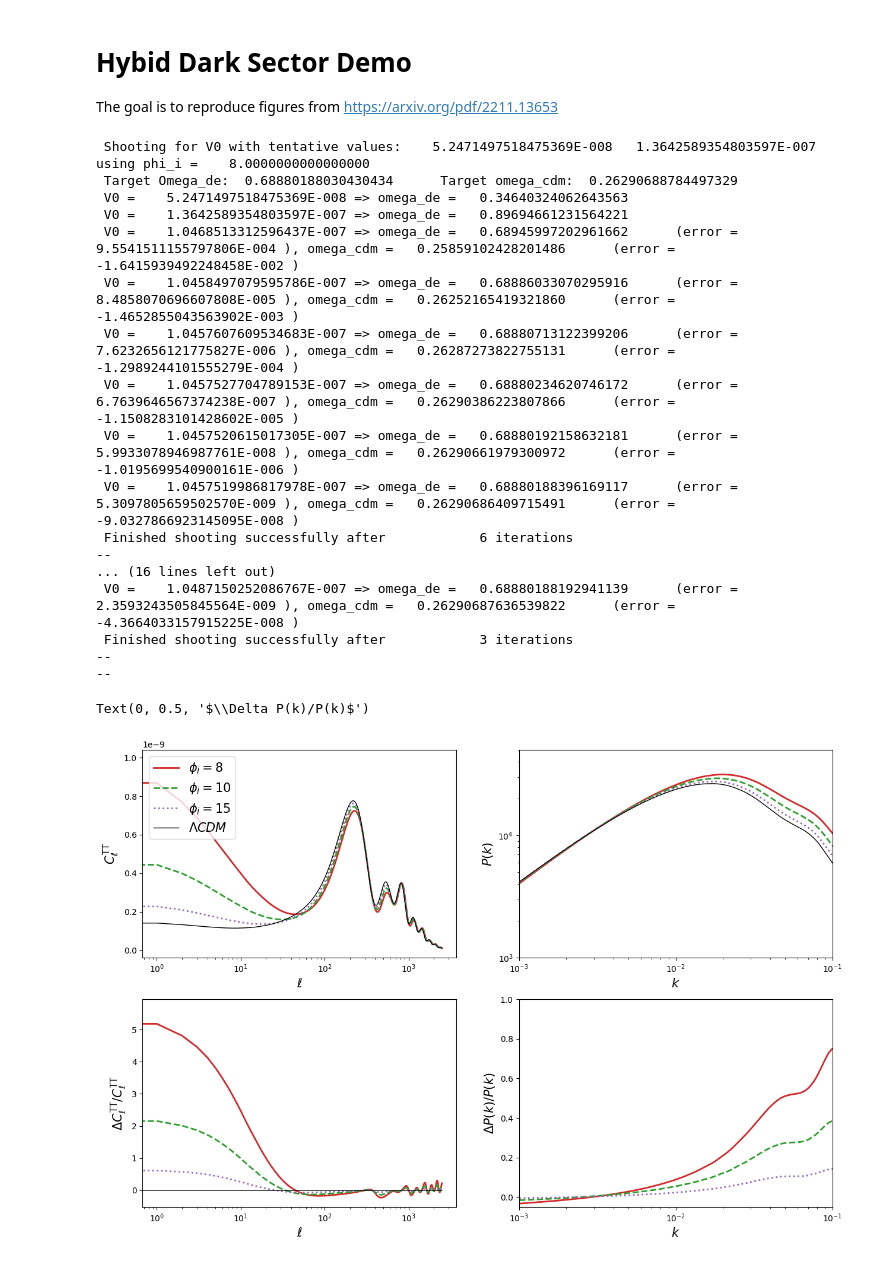
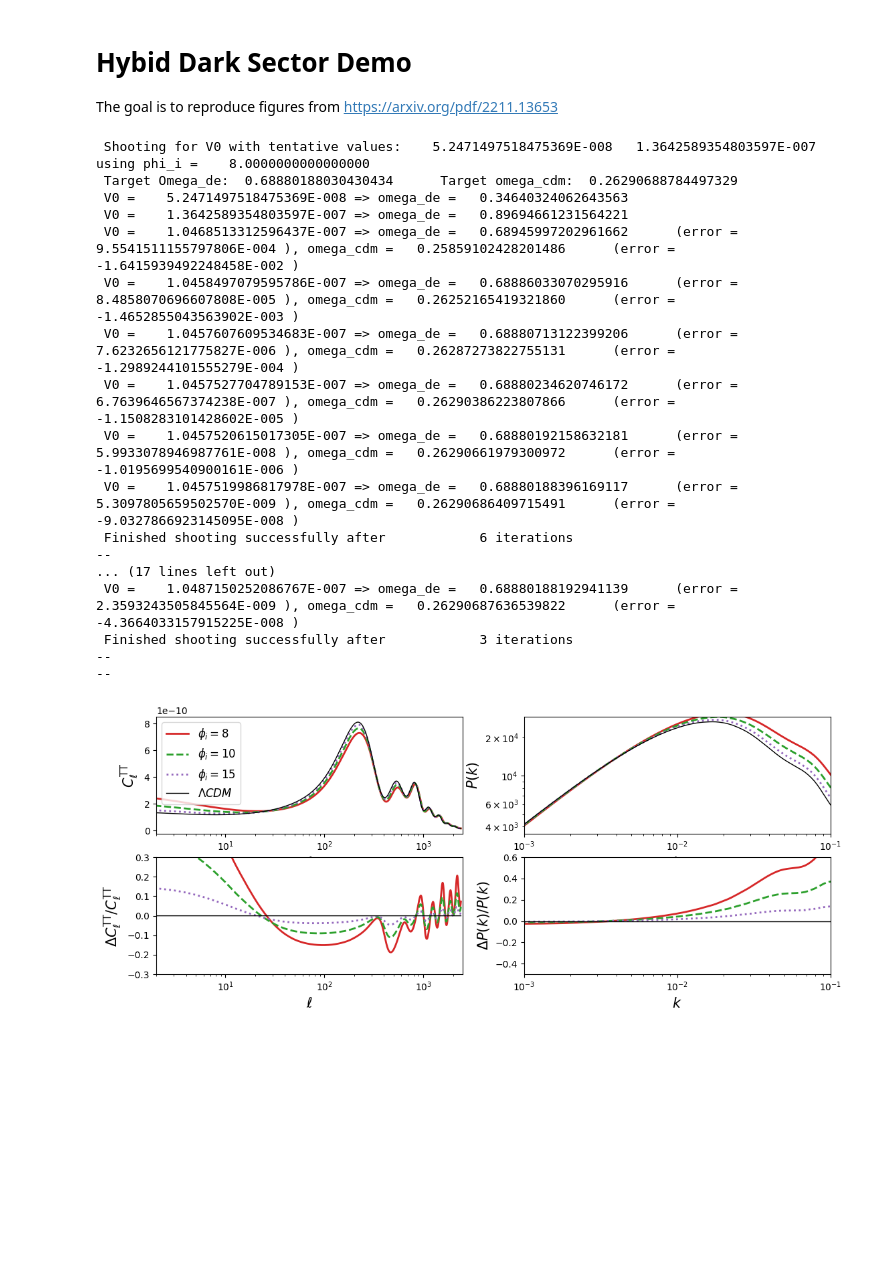
Before and after one commit to joaoreboucas1/CAMB-HDS, a Jupyter notebook: docs/HDS-Demo.ipynb, the cells around one changed output. Cells and saved outputs as stored; diff of their text form; code cells hidden in the pictures; blank space fills up the shorter version.

```diff
--- a/docs/HDS-Demo.ipynb
+++ b/docs/HDS-Demo.ipynb
@@ -28,7 +28,8 @@ for case in cases:
 			nu_mass_degeneracies=[0], nu_mass_numbers=[0],
 			# Initial Power Spectrum
 			As=As, ns=ns,
-			YHe = 0.246, WantTransfer=True,
+			tau=0.0544,
+			YHe=0.246, WantTransfer=True,
 		)
 	else:
 		cosmo = camb.set_params(
@@ -41,7 +42,8 @@ for case in cases:
 			nu_mass_degeneracies=[0], nu_mass_numbers=[0],
 			# Initial Power Spectrum
 			As=As, ns=ns,
-			YHe = 0.246, WantTransfer=True
+			tau=0.0544,
+			YHe=0.246, WantTransfer=True
 		)
 	cosmo.NonLinear = camb.model.NonLinear_none
 	results.append(camb.get_results(cosmo))
@@ -59,44 +61,47 @@ for case in cases:
  V0 =    1.0457519986817978E-007 => omega_de =   0.68880188396169117      (error =    5.3097805659502570E-009 ), omega_cdm =   0.26290686409715491      (error =   -9.0327866923145095E-008 )
  Finished shooting successfully after            6 iterations
 --
-... (16 lines left out)
+... (17 lines left out)
  V0 =    1.0487150252086767E-007 => omega_de =   0.68880188192941139      (error =    2.3593243505845564E-009 ), omega_cdm =   0.26290687636539822      (error =   -4.3664033157915225E-008 )
  Finished shooting successfully after            3 iterations
 --
 --
 # %%
 # CMB TT power spectrum
-fig, axs = plt.subplots(2, 2, figsize=(15, 10))
+fig, axs = plt.subplots(2, 2, figsize=(13, 5))
 scale_factor = np.logspace(-4, 0, 10000)
 redshift = 1/scale_factor - 1
 lws = [2, 2, 2, 1]
 lss = ['-', '--', ':', '-']
 colors = ['tab:red', 'tab:green', 'tab:purple', 'black']
 legend_labels = [fr"$\phi_i = {case}$" if case != "LCDM" else fr"$\Lambda CDM$" for case in cases]
-c_ells_lcdm = results[-1].get_unlensed_scalar_cls()[:,0]
+c_ells_lcdm = results[-1].get_lensed_scalar_cls()[:,0]
 pk_lcdm = results[-1].get_matter_power_spectrum(minkh=1e-4, maxkh=1, npoints = 200)[2][0]
 for case, result, ls, lw, color, label in zip(cases, results, lss, lws, colors, legend_labels):
-    c_ells = result.get_unlensed_scalar_cls()[:,0]
+    c_ells = result.get_lensed_scalar_cls()[:,0]
     ks = result.get_matter_power_spectrum(minkh=1e-4, maxkh=1, npoints = 200)[0]
     pk = result.get_matter_power_spectrum(minkh=1e-4, maxkh=1, npoints = 200)[2][0]
     axs[0, 0].semilogx(c_ells[2:], ls=ls, lw=lw, label=label, color=color)
     axs[1, 0].semilogx((c_ells[2:] - c_ells_lcdm[2:])/c_ells_lcdm[2:], ls=ls, lw=lw, label=label, color=color)
     axs[0, 1].loglog(ks, pk, ls=ls, lw=lw, label=label, color=color)
-    if case != "LCDM": axs[1, 1].semilogx(ks, (pk-pk_lcdm)/pk_lcdm, ls=ls, lw=lw, label=label, color=color)
+    axs[1, 1].semilogx(ks, (pk-pk_lcdm)/pk_lcdm, ls=ls, lw=lw, label=label, color=color)
 
-axs[0, 0].legend(loc='upper left', fontsize=15)
+axs[0, 0].legend(loc='upper left', fontsize=12)
 axs[0, 0].set_xlabel(r"$\ell$", fontsize=15)
 axs[0, 0].set_ylabel(r"$C_\ell^\mathrm{TT}$", fontsize=15)
 axs[1, 0].set_xlabel(r"$\ell$", fontsize=15)
 axs[1, 0].set_ylabel(r"$\Delta C_\ell^\mathrm{TT} / C_\ell^\mathrm{TT}$", fontsize=15)
 axs[0, 1].set_xlabel(r"$k$", fontsize=15)
 axs[0, 1].set_ylabel(r"$P(k)$", fontsize=15)
+axs[0, 0].set_xlim([2, 2500])
+axs[1, 0].set_xlim([2, 2500])
+axs[1, 0].set_ylim([-0.3, 0.3])
 axs[0, 1].set_xlim([1e-3, 1e-1])
 axs[1, 1].set_xlim([1e-3, 1e-1])
-axs[0, 1].set_ylim([1e3, 5e4])
-axs[1, 1].set_ylim([-0.05, 1])
+axs[0, 1].set_ylim([3.5e3, 2.9e4])
+axs[1, 1].set_ylim([-0.5, 0.6])
 axs[1, 1].set_xlabel(r"$k$", fontsize=15)
 axs[1, 1].set_ylabel(r"$\Delta P(k)/P(k)$", fontsize=15)
+plt.savefig("/home/joao/HDS_CAMB.pdf")
 # %% [output]
-Text(0, 0.5, '$\\Delta P(k)/P(k)$')
-[figure, old version]
+[figure, new version]
```
Also changed, not shown: parts of 4 cells of this notebook, 2 other files.
